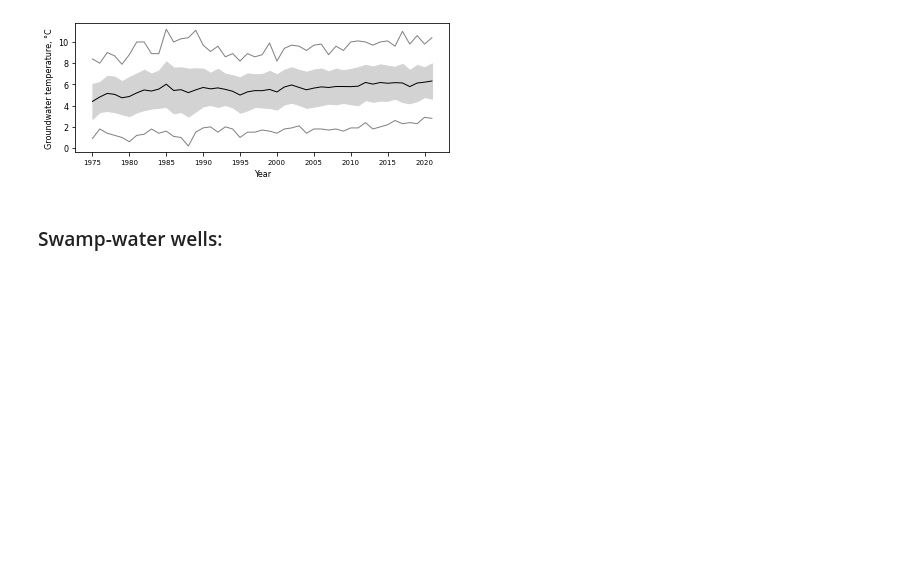
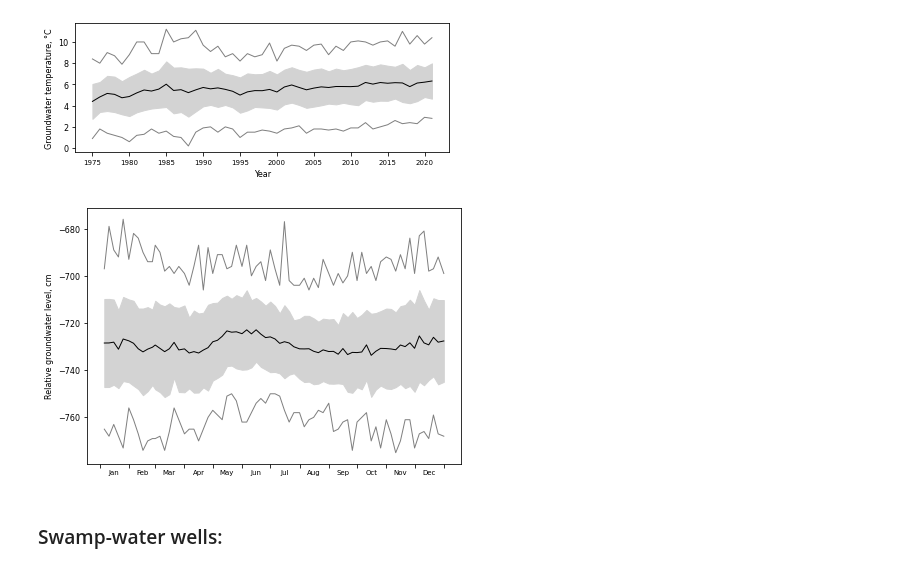
Before and after one commit to shi-hydrology/lammin-suo-plots, a Jupyter notebook: lammin_suo_plots.ipynb, the cells around one changed output. Drawn from its saved outputs; the diff is of its cells as text; code cells hidden in the pictures; blank space fills up the shorter version.

```diff
--- a/lammin_suo_plots.ipynb
+++ b/lammin_suo_plots.ipynb
@@ -764,6 +786,40 @@ Well #389 - 409 observations
 Well #390 - 403 observations
 [359, 365, 366, 367, 375, 376, 377, 379]
 [figure]
+# %%
+f = "groundwater-level_daily_1964-1986.csv"
+
+fig, ax = plt.subplots()
+fig.set_size_inches(2*wu, 2*hu)
+
+tmp = prepare(os.path.join(work_dir, f))
+tmp.sort_index(inplace=True)
+
+tmp = tmp.loc[tmp["GW_WELL"] == 377]  # this well is located on the dome
+
+# in some years there were daily observations, in some 10-day
+# we need only 10-day observation to remain:
+tmp["LDAY"] = tmp.index + MonthEnd(0)  # the last day of the month
+tmp["DEL"] = ~tmp.index.day.isin((5, 10, 15, 20, 25)) & ~(tmp.index == tmp["LDAY"])
+tmp = tmp.loc[~tmp["DEL"]]
+# display(tmp)
+
+# next we need to merge 29th Feb with the 28ths
+# otherwise it breaks the behaviour of the calc_intra_annual function
+tmp.index = np.where((tmp.index.month == 2) & (tmp.index.day == 29), tmp.index - timedelta(days=1), tmp.index)
+# display(tmp.loc[(tmp.index.month == 2) & (tmp.index.day > 27)])  # every row should have the index of "YYYY-02-28"
+
+df = calc_intra_annual(tmp, "GW_LEVEL")
+plot_intra_annual(df, ax)
+
+ax.set_ylabel("Relative groundwater level, cm")
+# ax.set_xlabel("Day of year")
+monthly_ticks(ax)
+
+fig_path = os.path.join(fig_dir, "test_groundwater-level-intra.png")
+plt.savefig(fig_path, dpi=300, transparent=False, facecolor="white")
+# %% [output]
+[figure, added]
 # %% [markdown]
 ### Swamp-water wells:
 # %% [markdown]
```
Also changed, not shown: parts of 6 cells of this notebook.
